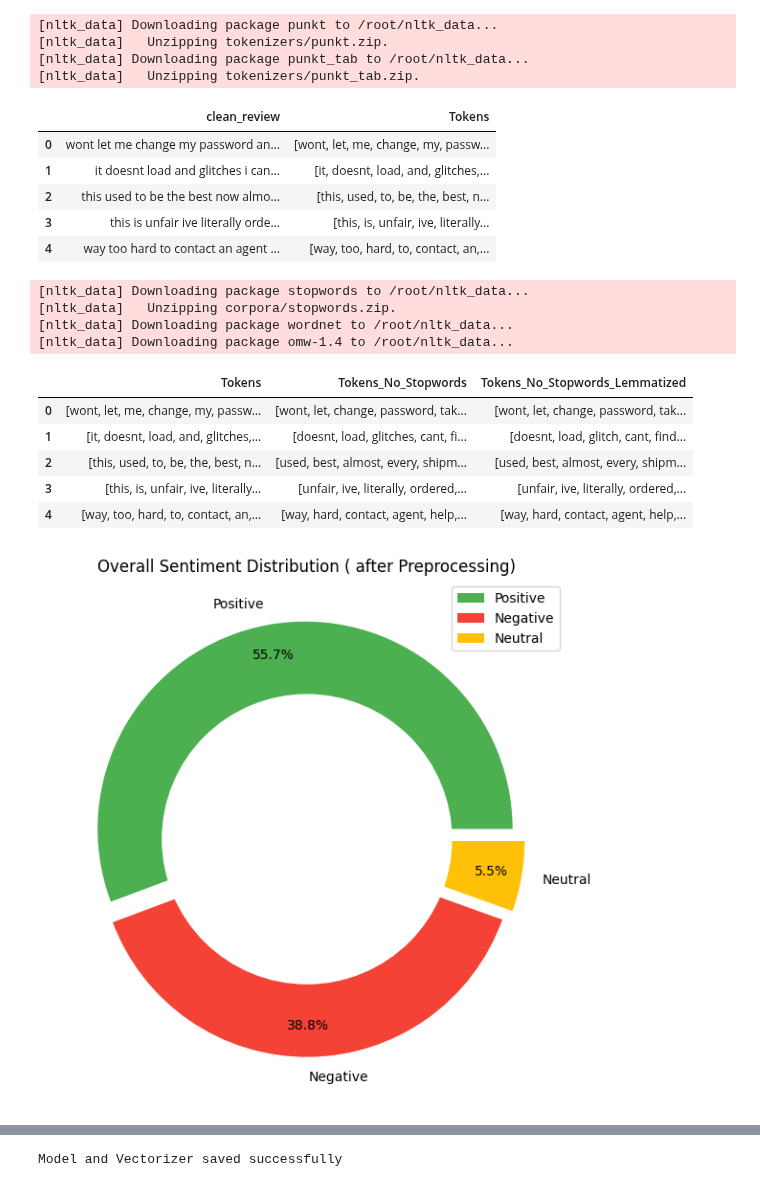
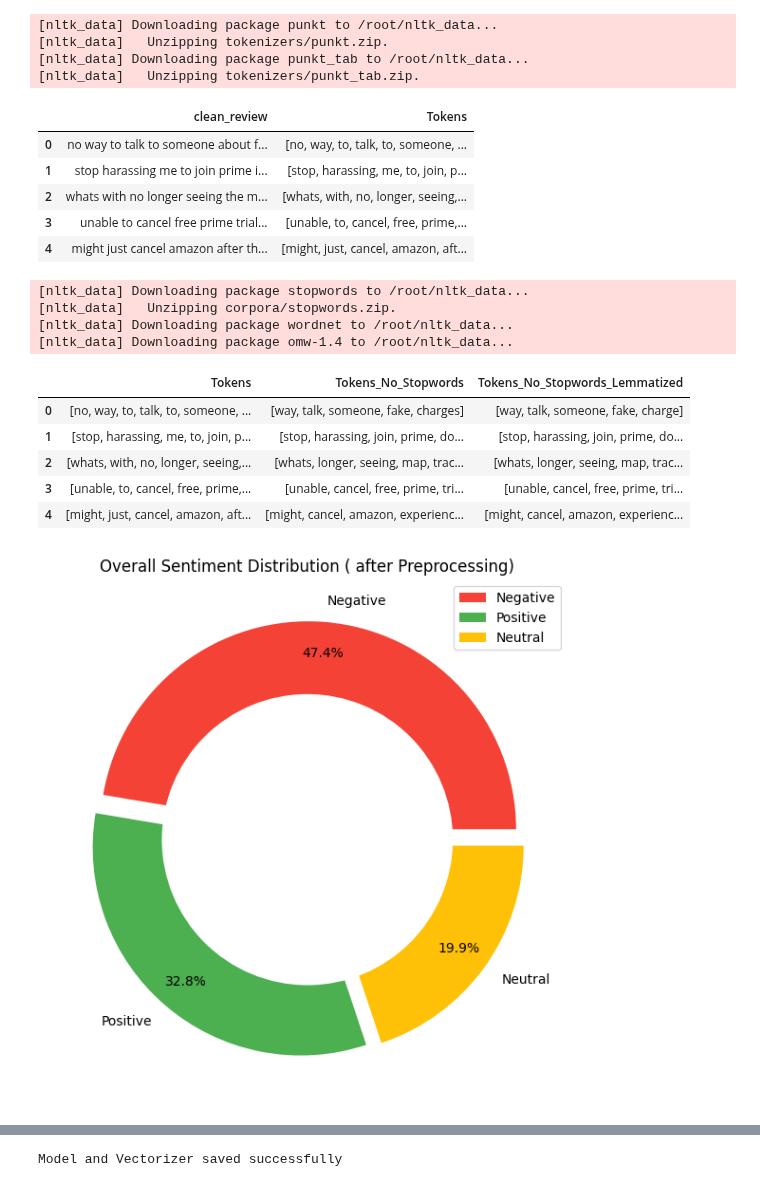
Before and after one commit to latifahaljurayyan/insightApp, a Jupyter notebook: GP2__2_TF-IDF_Model.ipynb, the cells around one changed output, grey strips where cells are left out. Drawn from its saved outputs; the diff is of its cells as text; code cells hidden in the pictures.

```diff
--- a/GP2__2_TF-IDF_Model.ipynb
+++ b/GP2__2_TF-IDF_Model.ipynb
@@ -3,7 +3,7 @@
 # %%
 import pandas as pd
 # %%
-url = "https://raw.githubusercontent.com/latifahaljurayyan/insightApp/refs/heads/main/google_play_appS_reviews.csv"
+url = "https://raw.githubusercontent.com/latifahaljurayyan/insightApp/refs/heads/main/dataset_reviews.csv"
 df = pd.read_csv(url)
 print(df.shape)
 # %% [output]
@@ -131,11 +139,11 @@ df["Tokens"]= df["clean_review"].apply(word_tokenize)
 df[[ "clean_review","Tokens"]].head(5)
 # %% [output]
 |  | clean_review | Tokens |
-| 0 | wont let me change my password an... | [wont, let, me, change, my, passw... |
-| 1 | it doesnt load and glitches i can... | [it, doesnt, load, and, glitches,... |
-| 2 | this used to be the best now almo... | [this, used, to, be, the, best, n... |
-| 3 | this is unfair ive literally orde... | [this, is, unfair, ive, literally... |
-| 4 | way too hard to contact an agent ... | [way, too, hard, to, contact, an,... |
+| 0 | no way to talk to someone about f... | [no, way, to, talk, to, someone, ... |
+| 1 | stop harassing me to join prime i... | [stop, harassing, me, to, join, p... |
+| 2 | whats with no longer seeing the m... | [whats, with, no, longer, seeing,... |
+| 3 | unable to cancel free prime trial... | [unable, to, cancel, free, prime,... |
+| 4 | might just cancel amazon after th... | [might, just, cancel, amazon, aft... |
 # %%
 from nltk.corpus import stopwords
 from nltk.stem import WordNetLemmatizer
@@ -168,11 +176,11 @@ df[["Tokens", "Tokens_No_Stopwords", "Tokens_No_Stopwords_Lemmatized"]].head()
 [nltk_data] Downloading package wordnet to /root/nltk_data...
 [nltk_data] Downloading package omw-1.4 to /root/nltk_data...
 |  | Tokens | Tokens_No_Stopwords | Tokens_No_Stopwords_Lemmatized |
-| 0 | [wont, let, me, change, my, passw... | [wont, let, change, password, tak... | [wont, let, change, password, tak... |
-| 1 | [it, doesnt, load, and, glitches,... | [doesnt, load, glitches, cant, fi... | [doesnt, load, glitch, cant, find... |
-| 2 | [this, used, to, be, the, best, n... | [used, best, almost, every, shipm... | [used, best, almost, every, shipm... |
-| 3 | [this, is, unfair, ive, literally... | [unfair, ive, literally, ordered,... | [unfair, ive, literally, ordered,... |
-| 4 | [way, too, hard, to, contact, an,... | [way, hard, contact, agent, help,... | [way, hard, contact, agent, help,... |
+| 0 | [no, way, to, talk, to, someone, ... | [way, talk, someone, fake, charges] | [way, talk, someone, fake, charge] |
+| 1 | [stop, harassing, me, to, join, p... | [stop, harassing, join, prime, do... | [stop, harassing, join, prime, do... |
+| 2 | [whats, with, no, longer, seeing,... | [whats, longer, seeing, map, trac... | [whats, longer, seeing, map, trac... |
+| 3 | [unable, to, cancel, free, prime,... | [unable, cancel, free, prime, tri... | [unable, cancel, free, prime, tri... |
+| 4 | [might, just, cancel, amazon, aft... | [might, cancel, amazon, experienc... | [might, cancel, amazon, experienc... |
 # %%
 df['tokens_str'] = df['Tokens_No_Stopwords_Lemmatized'].apply(lambda x: ' '.join(x))
 df = df.drop_duplicates(subset='tokens_str', keep='first')
@@ -180,35 +188,43 @@ df = df.drop_duplicates(subset='tokens_str', keep='first')
 
 sentiment_counts = df["sentiment_label"].value_counts()
 
 sizes = sentiment_counts.values
 labels = sentiment_counts.index
 
-colors = ['#4CAF50', '#F44336', '#FFC107']
+color_map = {
+    "Positive": "#4CAF50",
+    "Negative": "#F44336",
+    "Neutral": "#FFC107"
+}
+
+
+colors = [color_map[label] for label in labels]
+
 
 explode = [0.05] * len(labels)
 
 plt.figure(figsize=(6,6))
 plt.pie(
     sizes,
     labels=labels,
     colors=colors[:len(labels)],
     autopct='%1.1f%%',
     pctdistance=0.85,
     explode=explode
 )
 
 centre_circle = plt.Circle((0, 0), 0.70, fc='white')
 fig = plt.gcf()
 fig.gca().add_artist(centre_circle)
 
 plt.title("Overall Sentiment Distribution ( after Preprocessing)")
 
 plt.legend(labels, loc="upper right")
 
 plt.tight_layout()
 plt.show()
 # %% [output]
-[figure, old version]
+[figure, new version]
 # %%
 df_after = df.copy()
 
```
Also changed, not shown: parts of 23 cells of this notebook.
